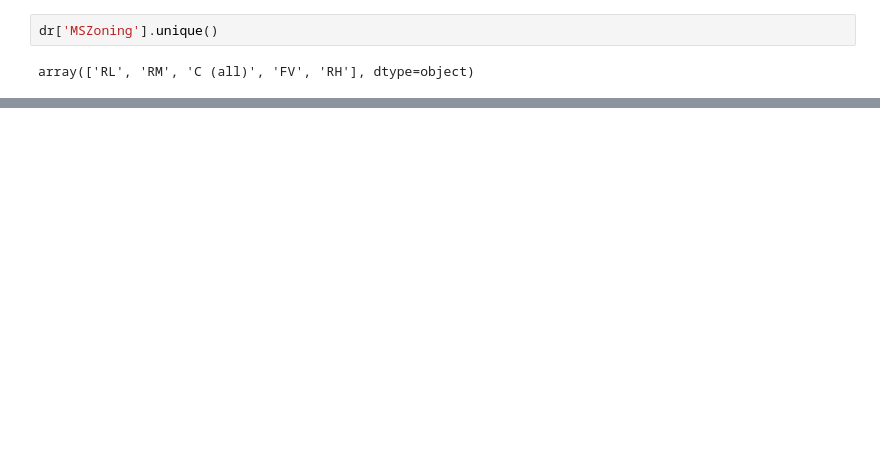
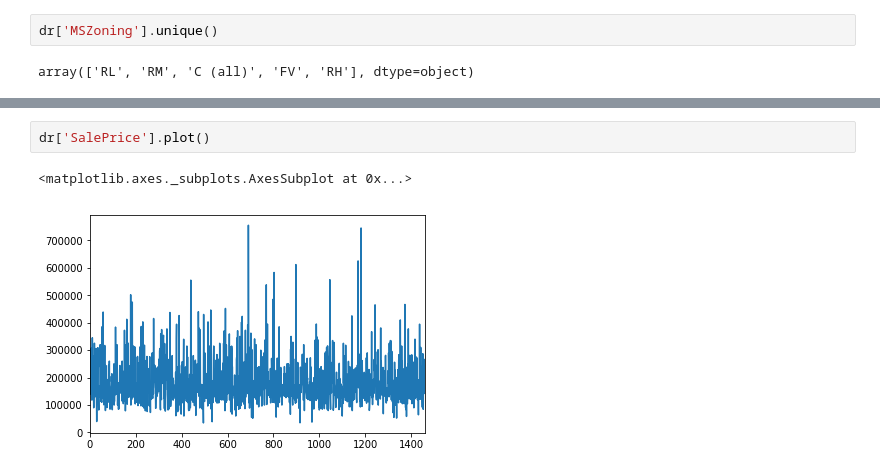
Before and after one commit to kkchuchu/kkchuchu.mushroom, a Jupyter notebook: House Prices- Advanced Regression Techniques.ipynb, the cells around one changed output, grey strips where cells are left out. Saved outputs shown, nothing was run; the diff lists cells and outputs as text; blank space fills up the shorter version.

Commit message:
update house price

```diff
--- a/House Prices- Advanced Regression Techniques.ipynb
+++ b/House Prices- Advanced Regression Techniques.ipynb
@@ -600,0 +638,5 @@ array(['RL', 'RM', 'C (all)', 'FV', 'RH'], dtype=object)
+# %%
+dr['SalePrice'].plot()
+# %% [output]
+<matplotlib.axes._subplots.AxesSubplot at 0x...>
+[figure, added]
```
Also changed, not shown: parts of 7 cells of this notebook, 1 other file.
